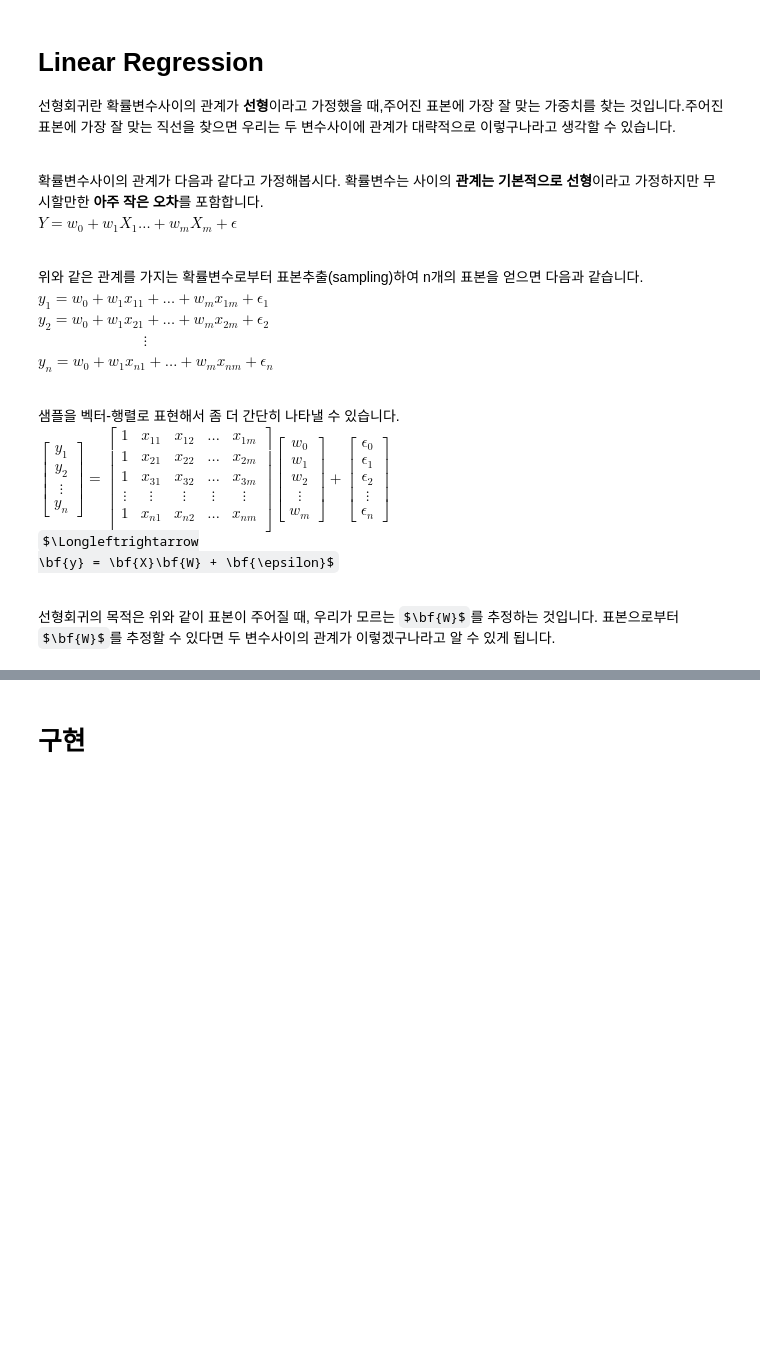
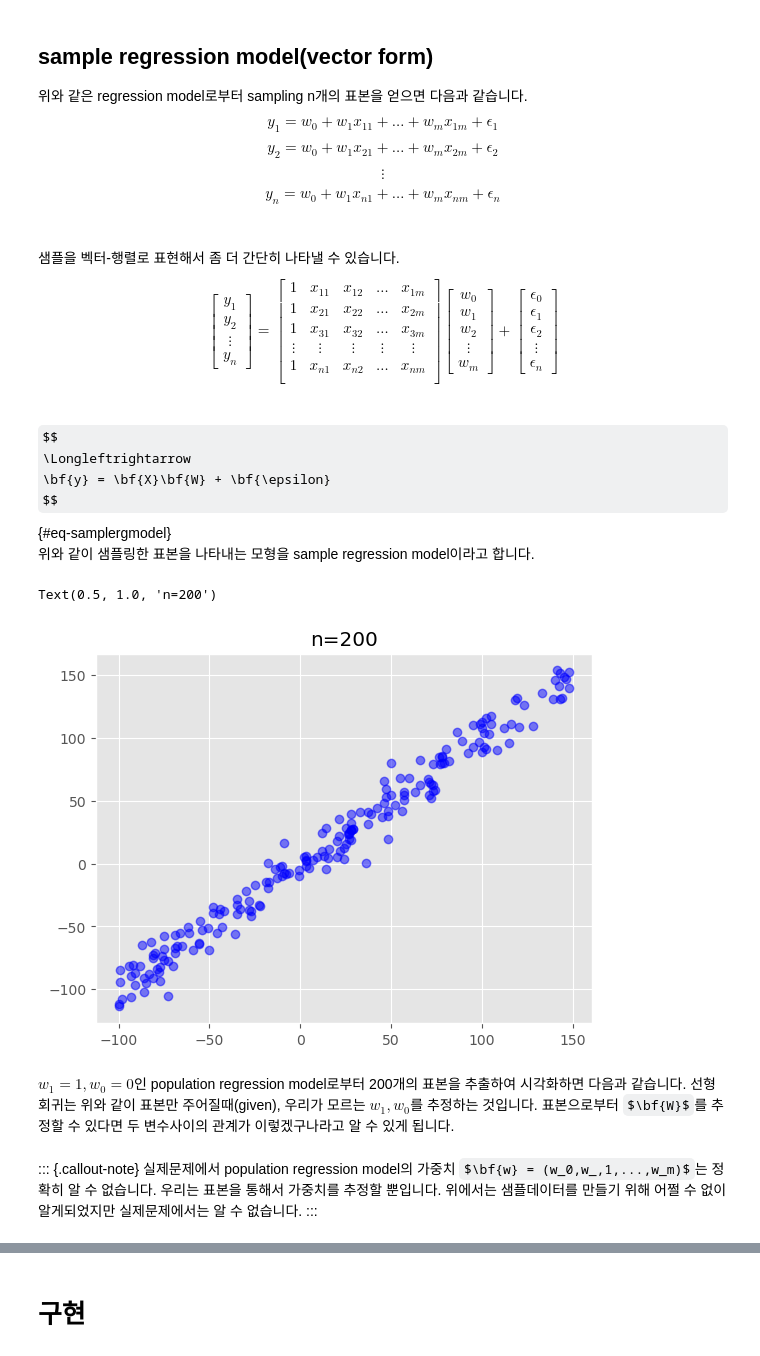
Before and after one commit to hoyeon1234/sin-hoyeon, a Jupyter notebook: posts/딥러닝/Deep learning theory/(1) Linear Regression/Linear Regression.ipynb, the cells around one changed output, grey strips where cells are left out. Drawn from its saved outputs; the diff is of its cells as text; code cells hidden in the pictures; some formulas as TeX source; blank space fills up the shorter version.

```diff
--- a/posts/딥러닝/Deep learning theory/(1) Linear Regression/Linear Regression.ipynb
+++ b/posts/딥러닝/Deep learning theory/(1) Linear Regression/Linear Regression.ipynb
@@ -10,18 +20,23 @@ image: image.png
 # %% [markdown]
-# Linear Regression
-선형회귀란 확률변수사이의 관계가 **선형**이라고 가정했을 때,주어진 표본에 가장 잘 맞는 가중치를 찾는 것입니다.주어진 표본에 가장 잘 맞는 직선을 찾으면 우리는 두 변수사이에 관계가 대략적으로 이렇구나라고 생각할 수 있습니다.<br><br>
-
-확률변수사이의 관계가 다음과 같다고 가정해봅시다. 확률변수는 사이의 **관계는 기본적으로 선형**이라고 가정하지만 무시할만한 **아주 작은 오차**를 포함합니다.<br>
-$Y = w_0 + w_1X_1  \dots + w_mX_m + \epsilon$<br><br>
-
-위와 같은 관계를 가지는 확률변수로부터 표본추출(sampling)하여 n개의 표본을 얻으면 다음과 같습니다.<br>
-$y_1 = w_0 + w_1x_{11} + \dots + w_mx_{1m} + \epsilon_1$<br>
-$y_2 = w_0 + w_1x_{21} + \dots + w_mx_{2m} + \epsilon_2$<br>
-$\quad \quad \quad \quad \quad \quad \quad \vdots$<br>
-$y_n = w_0 + w_1x_{n1} + \dots +w_mx_{nm} + \epsilon_n$<br><br>
+## sample regression model(vector form)
+위와 같은 regression model로부터 sampling n개의 표본을 얻으면 다음과 같습니다.<br>
+$$
+y_1 = w_0 + w_1x_{11} + \dots + w_mx_{1m} + \epsilon_1
+$$
+$$
+y_2 = w_0 + w_1x_{21} + \dots + w_mx_{2m} + \epsilon_2
+$$
+$$
+\vdots
+$$
+$$
+y_n = w_0 + w_1x_{n1} + \dots +w_mx_{nm} + \epsilon_n
+$$
+<br>
 
 샘플을 벡터-행렬로 표현해서 좀 더 간단히 나타낼 수 있습니다.<br>
-$\begin{bmatrix} y_1 \\ y_2 \\ \vdots \\y_n\end{bmatrix} =
+$$
+\begin{bmatrix} y_1 \\ y_2 \\ \vdots \\y_n\end{bmatrix} =
 \begin{bmatrix}
 1 & x_{11} & x_{12} & \dots &x_{1m}\\
 1 & x_{21} & x_{22} & \dots &x_{2m}\\
@@ -43,8 +58,40 @@ w_m
 \epsilon_2\\
 \vdots\\
 \epsilon_n
-\end{bmatrix}$<br>
-$\Longleftrightarrow
-\bf{y} = \bf{X}\bf{W} + \bf{\epsilon}$<br><br>
-
-선형회귀의 목적은 위와 같이 표본이 주어질 때, 우리가 모르는 $\bf{W}$를 추정하는 것입니다. 표본으로부터 $\bf{W}$를 추정할 수 있다면 두 변수사이의 관계가 이렇겠구나라고 알 수 있게 됩니다.<br>
+\end{bmatrix}
+$$<br>
+$$
+\Longleftrightarrow
+\bf{y} = \bf{X}\bf{W} + \bf{\epsilon}
+$${#eq-samplergmodel}
+<br>
+위와 같이 샘플링한 표본을 나타내는 모형을 sample regression model이라고 합니다.
+# %%
+import torch
+import matplotlib.pyplot as plt
+import pandas as pd
+import seaborn as sns
+plt.style.use('ggplot')
+
+n=200
+
+#n=200인 표본 추출
+torch.manual_seed(2202)
+W = torch.tensor([0,1]).reshape(2,-1).float()
+_x = torch.randint(-100,150,(n,1))
+_ones = torch.ones((n,1))
+_epsilon = torch.randn((n,1)) * 10 #변동을 조금 더 주기 위해서 오차를 곱해줌
+X = torch.concat((_ones,_x),axis=1).float()
+y = X @ W + _epsilon
+
+plt.plot(X[:,1],y,"bo",alpha=0.5)
+plt.title("n=200")
+# %% [output]
+Text(0.5, 1.0, 'n=200')
+[figure, added]
+# %% [markdown]
+$w_1=1,w_0=0$인 population regression model로부터 200개의 표본을 추출하여 시각화하면 다음과 같습니다. 선형회귀는 위와 같이 표본만 주어질때(given), 우리가 모르는 $w_1,w_0$를 추정하는 것입니다. 표본으로부터 $\bf{W}$를 추정할 수 있다면 두 변수사이의 관계가 이렇겠구나라고 알 수 있게 됩니다.<br>
+# %% [markdown]
+::: {.callout-note}
+실제문제에서 population regression model의 가중치 $\bf{w} = (w_0,w_,1,...,w_m)$는 정확히 알 수 없습니다. 우리는 표본을 통해서 가중치를 추정할 뿐입니다. 위에서는 샘플데이터를 만들기 위해 어쩔 수 없이 알게되었지만 실제문제에서는 알 수 없습니다.
+:::
```
Also changed, not shown: parts of 11 cells of this notebook, 15 other files.
